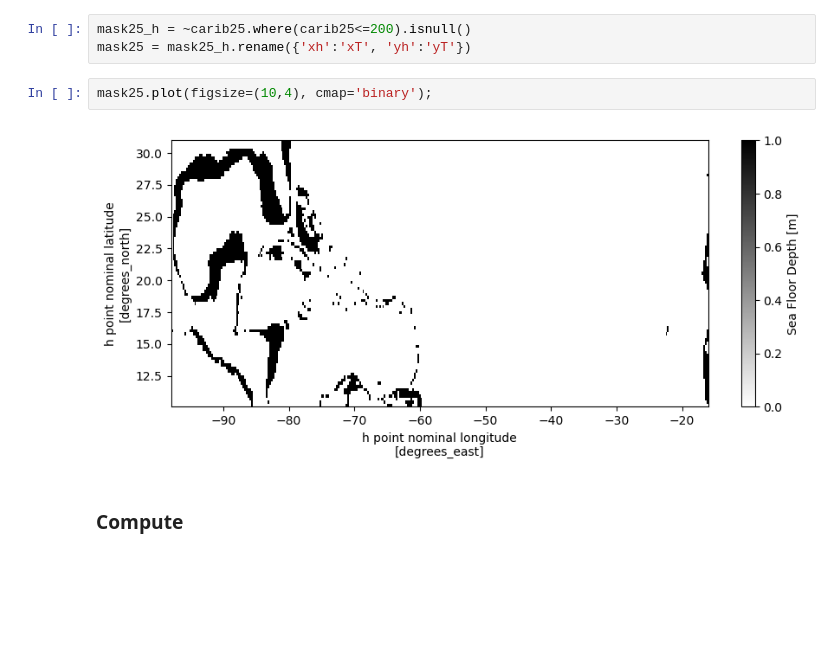
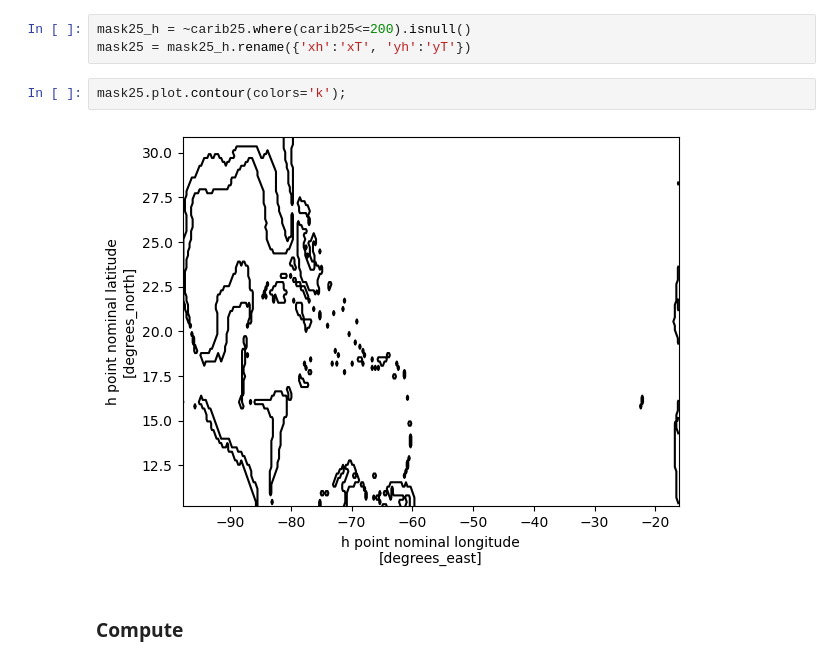
Before and after one commit to shanicetbailey/MHW-gfdl, a Jupyter notebook: 1c1_MHW-SPEAR-hi25-200m_bath.ipynb, the cells around one changed output. Cells and saved outputs as stored; diff of their text form; blank space fills up the shorter version.

Commit message:
recomputed/replotted nRMSE and z-score maps using regridded frequency derived from bilinear method but values remain the same as conservative method, added 200m contour

```diff
--- a/1c1_MHW-SPEAR-hi25-200m_bath.ipynb
+++ b/1c1_MHW-SPEAR-hi25-200m_bath.ipynb
@@ -41,9 +42,9 @@ plt.tight_layout();
 mask25_h = ~carib25.where(carib25<=200).isnull()
 mask25 = mask25_h.rename({'xh':'xT', 'yh':'yT'})
 # %%
-mask25.plot(figsize=(10,4), cmap='binary');
+mask25.plot.contour(colors='k');
 # %% [output]
-[figure, old version]
+[figure, new version]
 # %% [markdown]
 ### Compute
 # %%
```
Also changed, not shown: parts of 21 cells of this notebook.
